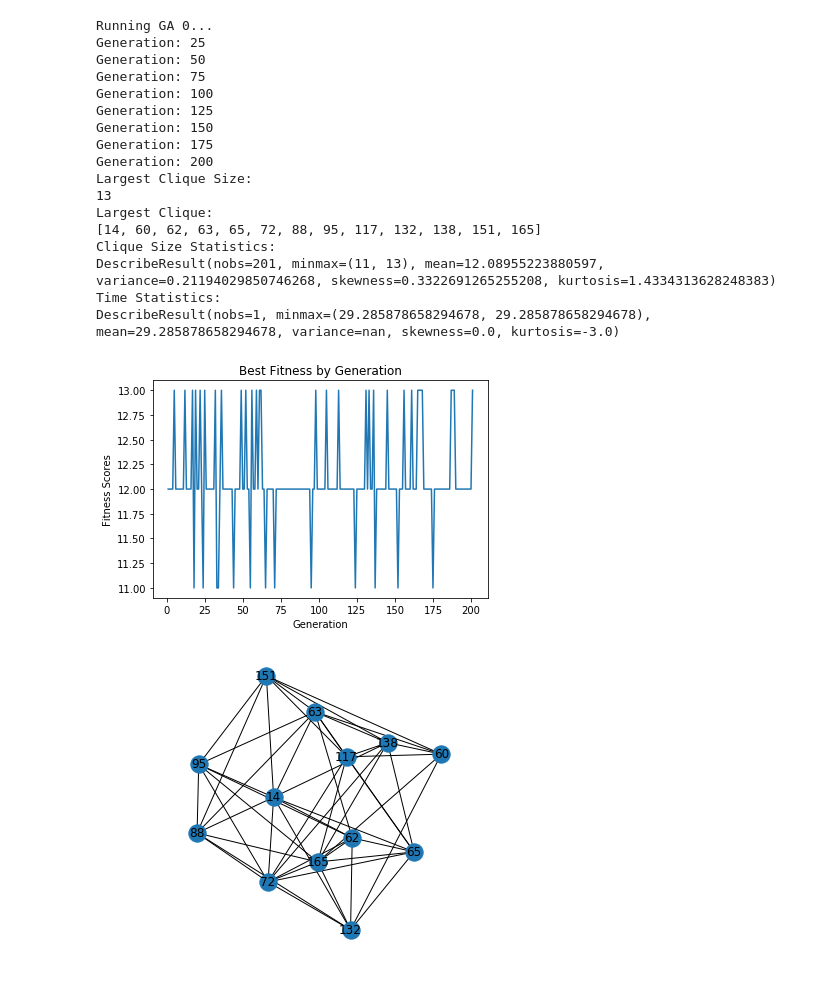
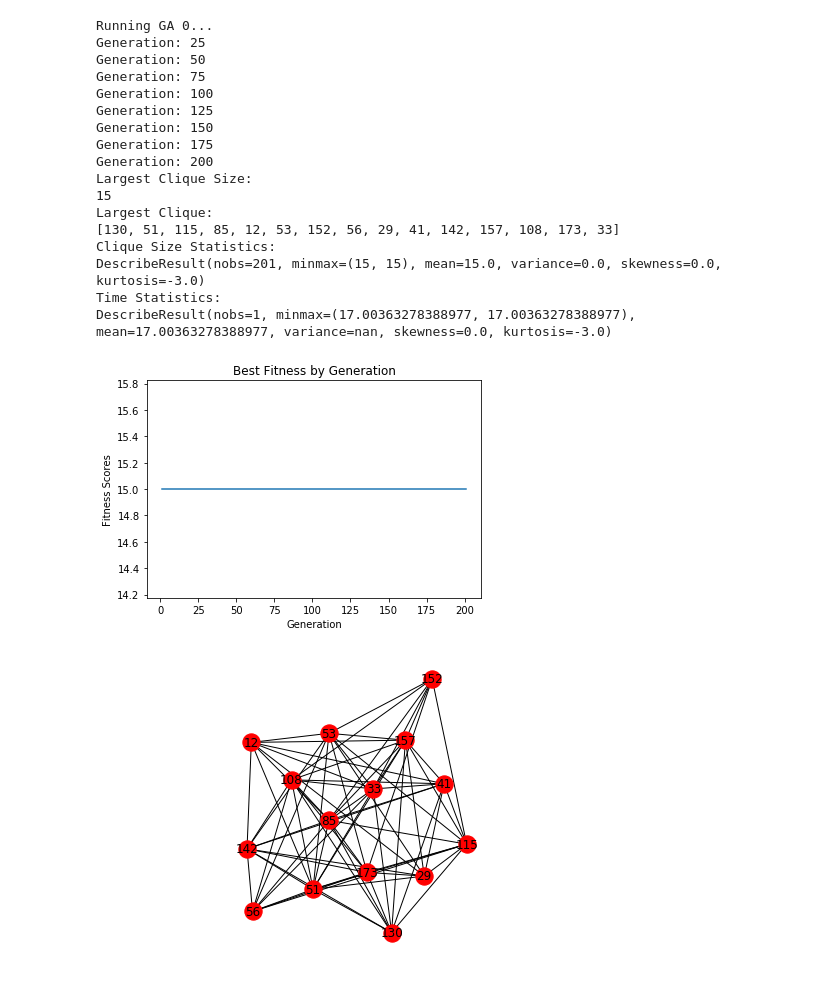
Before and after one commit to rschron/CECS545, a Jupyter notebook: Project6/Project6.ipynb, the cells around one changed output. Saved outputs shown, nothing was run; the diff lists cells and outputs as text; code cells hidden in the pictures.

Commit message:
fixed adj_matrix bug

```diff
--- a/Project6/Project6.ipynb
+++ b/Project6/Project6.ipynb
@@ -22,6 +22,7 @@ def import_graph(filepath):
             graph = np.zeros((int(line[2]), int(line[2])), dtype = int)
         elif line[0] == 'e':
             graph[int(line[1])-1][int(line[2])-1] = 1
+            graph[int(line[2])-1][int(line[1])-1] = 1
 
     return graph
 # %%
@@ -32,9 +33,6 @@ def initialize_population(adj_matrix, pop_size):
         individual = []
         random_node = pick_node(adj_matrix)
         neighbors = get_neighbors(random_node, adj_matrix)
-        individual.append(random_node)
-        random.shuffle(neighbors)
-
         individual = find_clique(neighbors, random_node, adj_matrix)
         population.append(individual)
     return population
@@ -52,6 +50,7 @@ def get_neighbors(node, adj_matrix):
 def pick_node(adj_matrix):
     return random.randrange(len(adj_matrix))
 
+#TODO: Why are cliques not fully connected? Test everything below this line
 def find_clique(node_list, point, adj_matrix):
     '''
     clique = [point]
@@ -60,7 +59,10 @@ def find_clique(node_list, point, adj_matrix):
             clique.append(i)
     '''
     clique = [point]
-    for i in node_list:
+    degrees = get_degrees(node_list, adj_matrix)
+    sorted_deg = sorted(degrees, key=lambda x: x[1], reverse=True)
+    nodes = [i[0] for i in sorted_deg]
+    for i in nodes:
         connected = True
         for j in clique:
             if adj_matrix[i-1][j-1] == 0:
@@ -75,19 +77,18 @@ def improve_clique(clique, chromosome, adj_matrix):
     new_clique = clique
     idx = random.randrange(len(chromosome))
     for i in range(idx-1, len(chromosome)):
-        if i not in new_clique and fully_connected(new_clique, i, adj_matrix):
+        if i not in new_clique and fully_connected(new_clique, adj_matrix):
             new_clique.append(i)
     return new_clique
 
 def fully_connected(node_list, adj_matrix):
-    graph = nx.from_numpy_matrix(adj_matrix)
     connected = True
     for i in node_list:
         for j in node_list:
             if i != j:
-                if not graph.has_edge(i, j):
+                if adj_matrix[i-1][j-1] == 0:
                     connected = False
-                    print("Nodes " + str(i) + " and " + str(j) + " are not connected")
+                    #print("Nodes " + str(i) + " and " + str(j) + " are not connected")
     return connected
 
 def rank_pop_elite(population, gen_size):
@@ -105,32 +106,15 @@ def rank_pop_elite(population, gen_size):
     return to_breed
 
 def breed(parent1, parent2, adj_matrix):
-    #Get random point in p1 and p2
-    p1_node = pick_node(parent1)
-    p2_node = pick_node(parent2)
-
-    #Get random subgraph of p1 neighbors and random subgraph of p2 neighbors
-    p1_neighbors = get_neighbors(p1_node, adj_matrix)
-    p2_neighbors = get_neighbors(p2_node, adj_matrix)
-
     #Combine subgraphs
-    gene1 = int(random.random()*len(p1_neighbors))
-    gene2 = int(random.random() *len(p1_neighbors))
-
-    start_idx = min(gene1, gene2)
-    end_idx = max(gene1, gene2)
-
-    subgraph1 = p1_neighbors[start_idx:end_idx]
-    subgraph2 = [i for i in p2_neighbors if i not in subgraph1]
-
-    candidate_child = subgraph1+subgraph2
+    candidate_child = parent1 + parent2
 
     #Get random point in child
     child_point = pick_node(candidate_child)
 
     #Find clique involving child point
     child = find_clique(candidate_child, child_point, adj_matrix)
-    child = improve_clique(child, candidate_child, adj_matrix)
+    #child = improve_clique(child, candidate_child, adj_matrix)
 
     #Return child clique
     return child
@@ -229,7 +237,7 @@ all_cliques = []
 for i in range(0,1):
     start_time = time.time()
     print("Running GA " + str(i) + "...")
-    fits, cliques = run_ga_clique(adj_matrix, 200, 200, 5, 0.1)
+    fits, cliques = run_ga_clique(adj_matrix, 200, 200, 10, 0.1)
     run_time = time.time()-start_time
 
     max_fit = max(fits)
@@ -247,39 +255,39 @@ for i in range(0,1):
 print("Largest Clique Size: ")
 print(best_fit)
 print("Largest Clique: ")
 print(best_clique)
 print("Clique Size Statistics: ")
 print(stats.describe(fits))
 print("Time Statistics: ")
 print(stats.describe(times))
 
 plt.plot(range(1, len(fits)+1), fits)
 plt.title("Best Fitness by Generation")
 plt.xlabel("Generation")
 plt.ylabel("Fitness Scores")
 plt.show()
 
 show_graph(adj_matrix, best_clique)
 # %% [output]
 Running GA 0...
 Generation: 25
 Generation: 50
 Generation: 75
 Generation: 100
 Generation: 125
 Generation: 150
 Generation: 175
 Generation: 200
 Largest Clique Size:
-13
+15
 Largest Clique:
-[14, 60, 62, 63, 65, 72, 88, 95, 117, 132, 138, 151, 165]
+[130, 51, 115, 85, 12, 53, 152, 56, 29, 41, 142, 157, 108, 173, 33]
 Clique Size Statistics:
-DescribeResult(nobs=201, minmax=(11, 13), mean=12.08955223880597, variance=0.21194029850746268, skewness=0.3322691265255208, kurtosis=1.4334313628248383)
+DescribeResult(nobs=201, minmax=(15, 15), mean=15.0, variance=0.0, skewness=0.0, kurtosis=-3.0)
 Time Statistics:
-DescribeResult(nobs=1, minmax=(29.285878658294678, 29.285878658294678), mean=29.285878658294678, variance=nan, skewness=0.0, kurtosis=-3.0)
+DescribeResult(nobs=1, minmax=(17.00363278388977, 17.00363278388977), mean=17.00363278388977, variance=nan, skewness=0.0, kurtosis=-3.0)
-[figure, old version]
+[figure, new version]
-[figure, old version]
+[figure, new version]
 # %%
 graph = nx.from_numpy_matrix(adj_matrix)
 subgraph = graph.subgraph(best_clique).copy()
```
Also changed, not shown: parts of 2 cells of this notebook.
